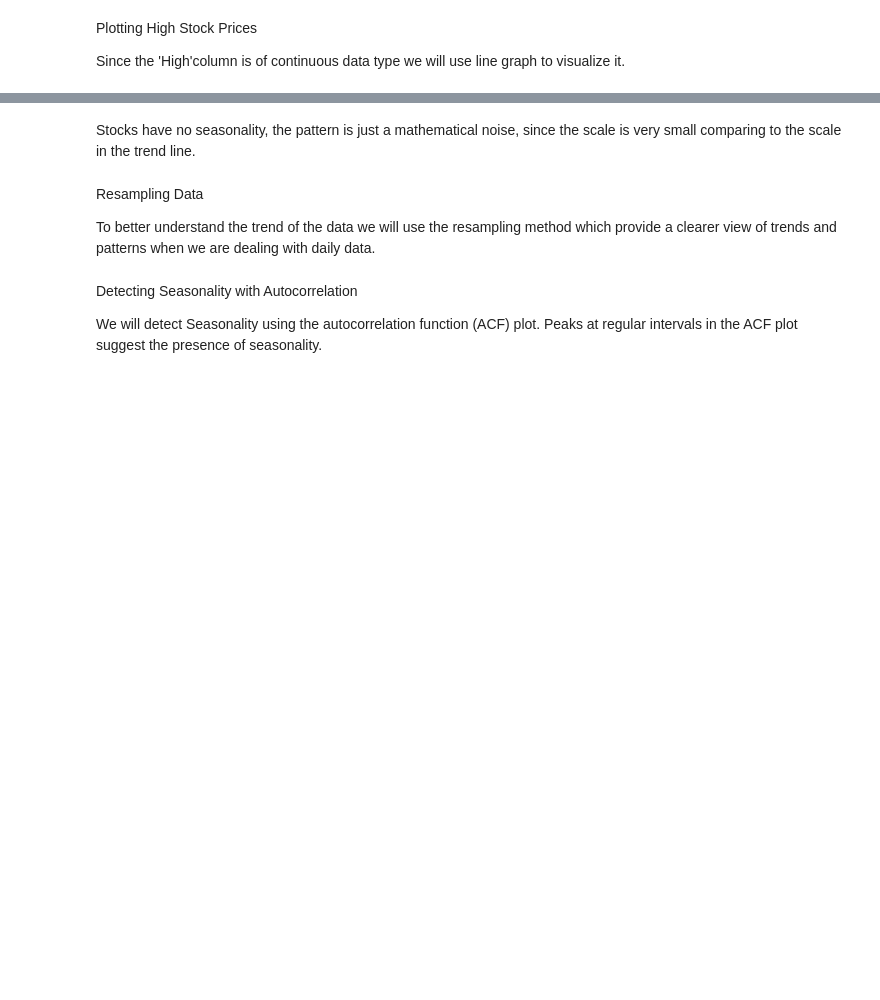
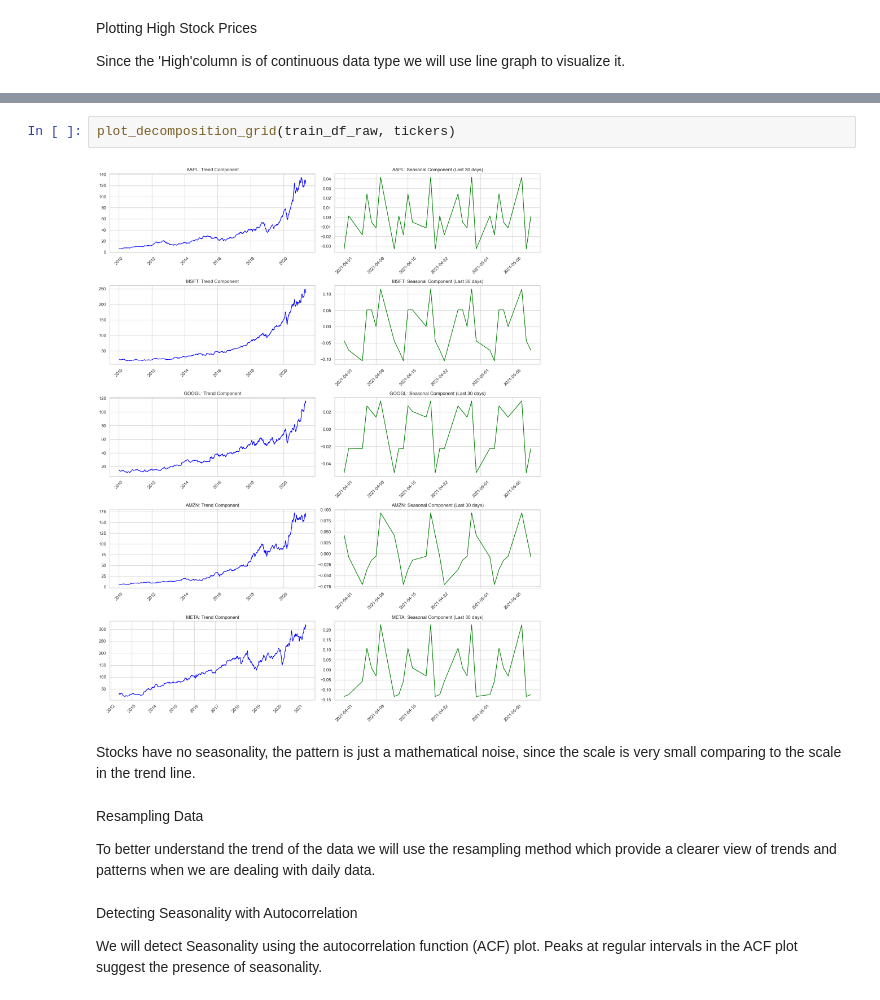
Before and after one commit to Marta-T/Time-Series-Forecasting-Ranking-Survival, a Jupyter notebook: stocks_analysis.ipynb, the cells around one changed output, grey strips where cells are left out. Drawn from its saved outputs; the diff is of its cells as text; blank space fills up the shorter version.

```diff
--- a/stocks_analysis.ipynb
+++ b/stocks_analysis.ipynb
@@ -174,3 +140,7 @@ for ticker in tickers:
+# %%
+plot_decomposition_grid(train_df_raw, tickers)
+# %% [output]
+[figure, added]
 # %% [markdown]
 Stocks have no seasonality, the pattern is just a mathematical noise, since the scale is very small comparing to the scale in the trend line.
 # %% [markdown]
```
Also changed, not shown: parts of 86 cells of this notebook.
